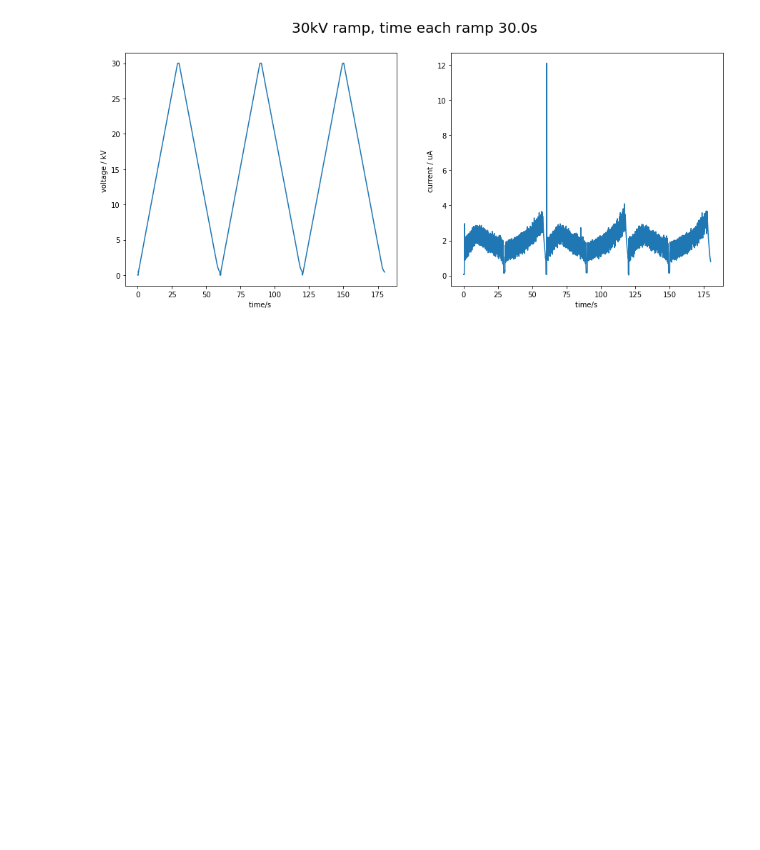
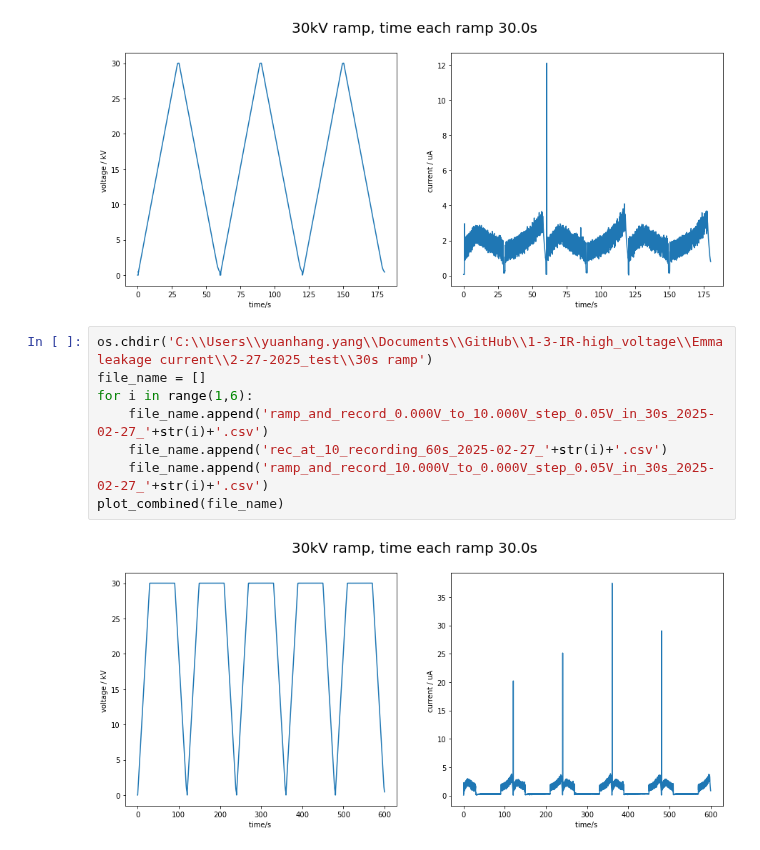
Before and after one commit to yyhshdu1/1-3-IR-high_voltage, a Jupyter notebook: Emma leakage current/Plot_V&A_ramp.ipynb, the cells around one changed output. Saved outputs shown, nothing was run; the diff lists cells and outputs as text; blank space fills up the shorter version.

```diff
--- a/Emma leakage current/Plot_V&A_ramp.ipynb
+++ b/Emma leakage current/Plot_V&A_ramp.ipynb
@@ -174,3 +174,13 @@ file_name = ['ramp_and_record_0.000V_to_10.000V_step_0.05V_in_30s_2025-02-27_17-
 plot_combined(file_name)
 # %% [output]
 [figure]
+# %%
+os.chdir('C:\\Users\\yuanhang.yang\\Documents\\GitHub\\1-3-IR-high_voltage\\Emma leakage current\\2-27-2025_test\\30s ramp')
+file_name = []
+for i in range(1,6):
+    file_name.append('ramp_and_record_0.000V_to_10.000V_step_0.05V_in_30s_2025-02-27_'+str(i)+'.csv')
+    file_name.append('rec_at_10_recording_60s_2025-02-27_'+str(i)+'.csv')
+    file_name.append('ramp_and_record_10.000V_to_0.000V_step_0.05V_in_30s_2025-02-27_'+str(i)+'.csv')
+plot_combined(file_name)
+# %% [output]
+[figure, added]
```
Also changed, not shown: parts of 1 cell of this notebook, 15 other files.
